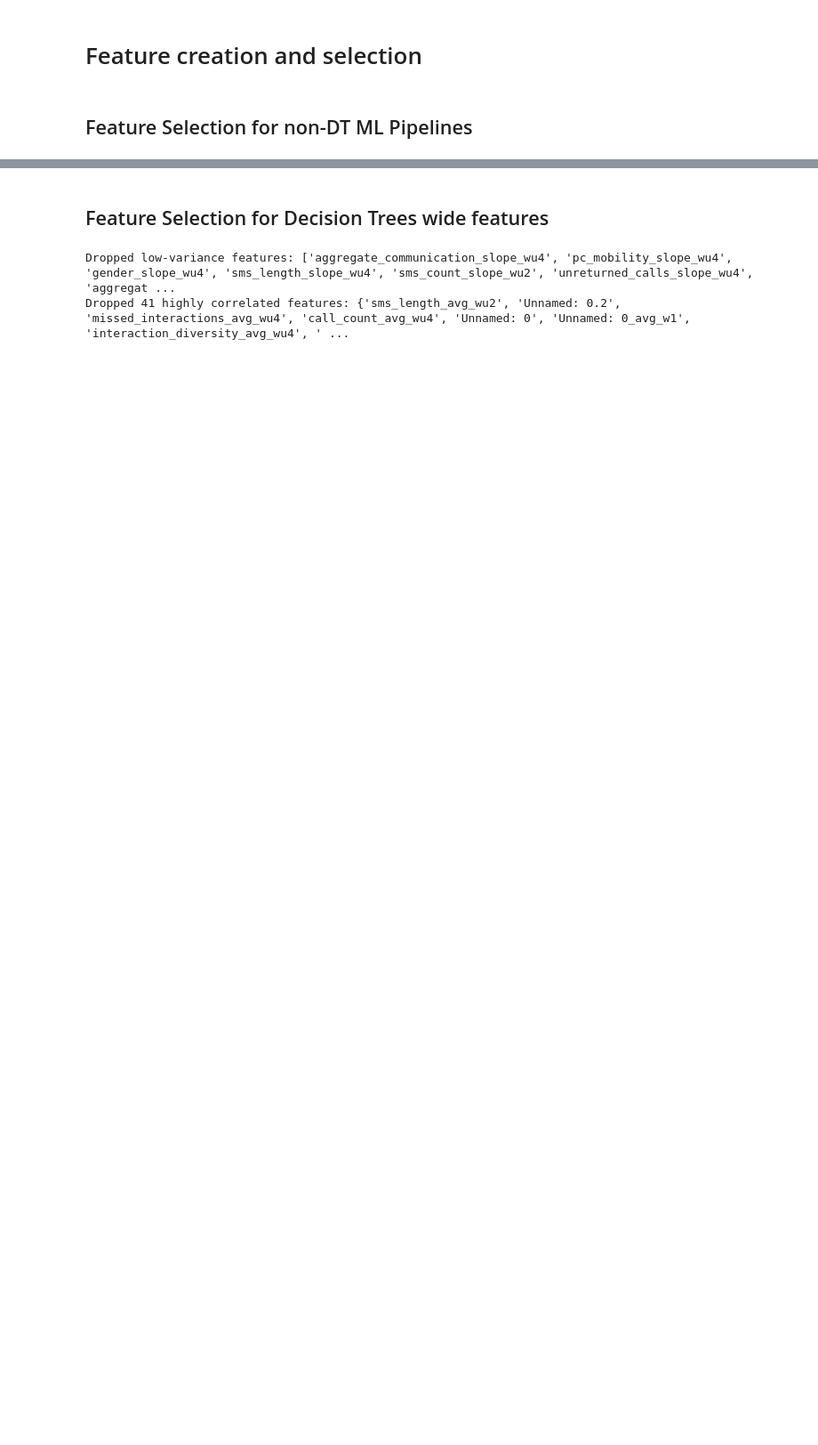
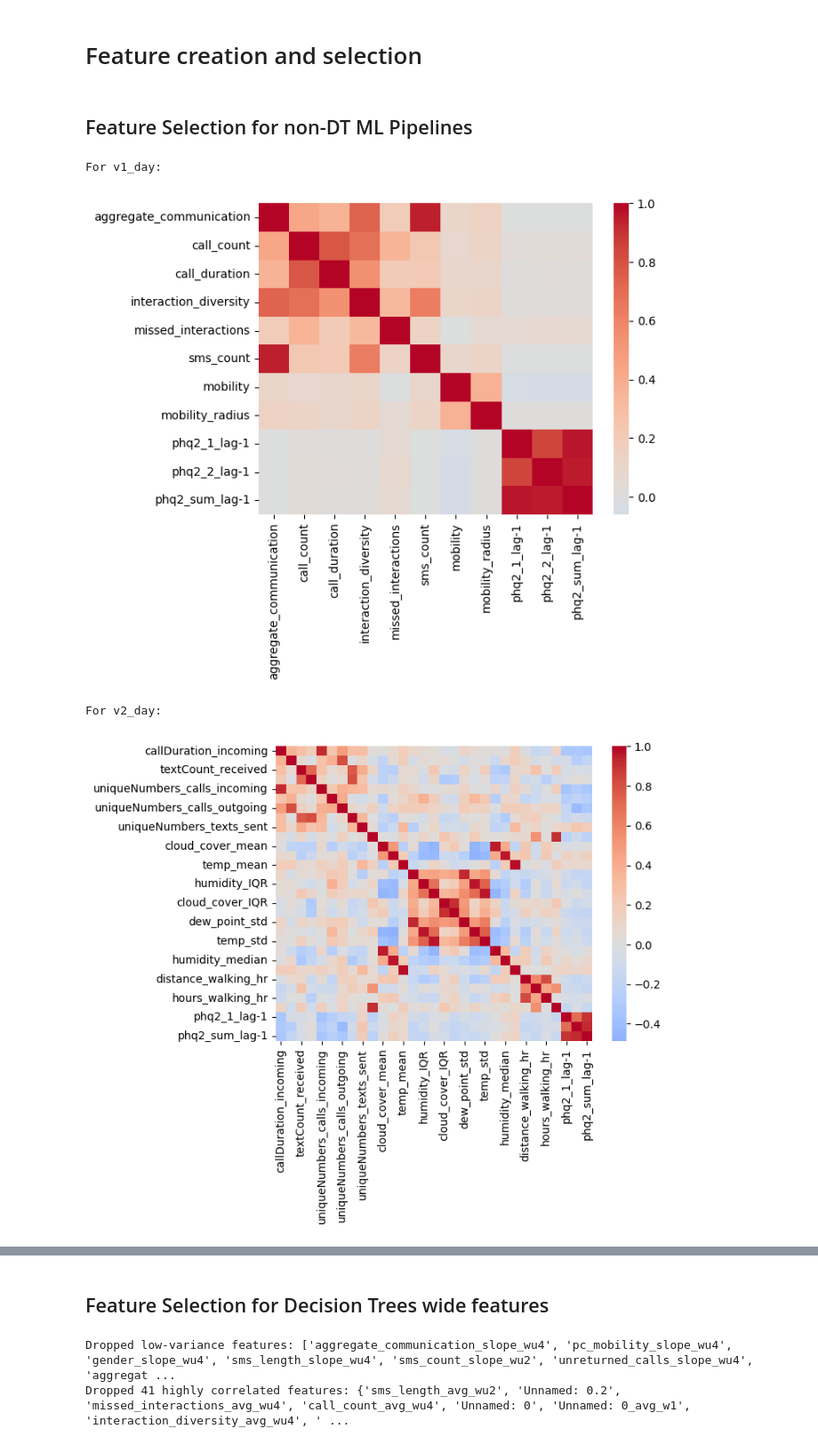
Before and after one commit to kaleyjoss/smartphone_sensor_predictive_modeling, a Jupyter notebook: notebooks/02_feature_selection.ipynb, the cells around one changed output, grey strips where cells are left out. Shown at 89% size. Drawn from its saved outputs; the diff is of its cells as text; code cells hidden in the pictures; blank space fills up the shorter version.

Commit message:
train test phq9 separation

```diff
--- a/notebooks/02_feature_selection.ipynb
+++ b/notebooks/02_feature_selection.ipynb
@@ -57,13 +57,22 @@ for var in daily_v2_common:
     wide_v2_cols.append(f'{var}_slope_w2')
     wide_v2_cols.append(f'{var}_avg_w4')
     wide_v2_cols.append(f'{var}_slope_w4')
+
+
+# Remove v2 week becaues there wasn't enoguh for train/test sets
+df_names.remove('v2_week')
 # %% [markdown]
 ## Feature Selection for non-DT ML Pipelines
 # %%
 for name in df_names:
-    df = pd.read_csv(os.path.join(brighten_dir, f'{name}_lag.csv'))
+    df = pd.read_csv(os.path.join(brighten_dir, f'{name}_X_train.csv'))
     df = df.loc[:, ~df.columns.str.contains('^Unnamed')]
     print(f'\n\nFor {name}:')
     numeric_cols = [col for col in df.columns.to_list() if col not in id_columns and col not in demographic_columns]
     sns.heatmap(df[numeric_cols].corr(), cmap="coolwarm", center=0)
     plt.show()
+# %% [output]
+For v1_day:
+[figure, added]
+For v2_day:
+[figure, added]
```
Also changed, not shown: parts of 3 cells of this notebook.
